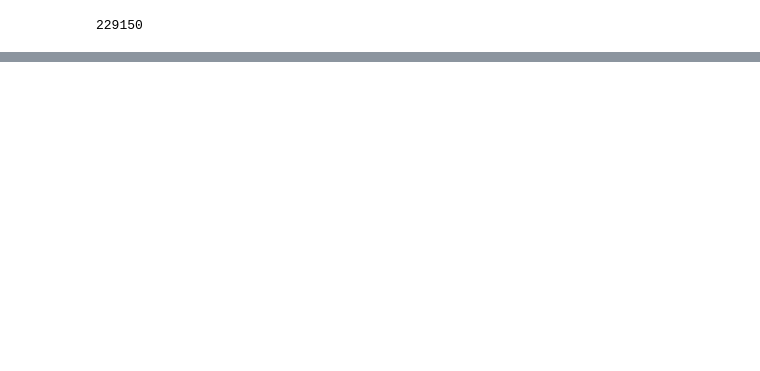
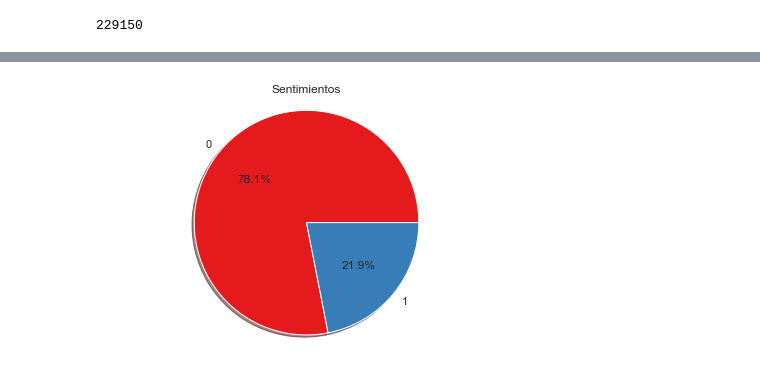
Before and after one commit to crisywini/sentiment-analysis-report, a Jupyter notebook: descriptive-analysis.ipynb, the cells around one changed output, grey strips where cells are left out. Cells and saved outputs as stored; diff of their text form; code cells hidden in the pictures; blank space fills up the shorter version.

```diff
--- a/descriptive-analysis.ipynb
+++ b/descriptive-analysis.ipynb
@@ -136,3 +208,24 @@ def show_word_cloud(interestingWords):
+# %%
+def show_pie_chart(data, column, title):
+    '''
+    This method allows to create a pie chart with a particular design
+    Made by: Cristian G. Sánchez Pineda, based on: https://medium.com/@kvnamipara/a-better-visualisation-of-pie-charts-by-matplotlib-935b7667d77f
+    '''
+    sns.set_palette("Set1")
+    labels = data[column].astype('category').cat.categories.tolist()
+    counts = data[column].value_counts()
+    sizes = [counts[value] for value in labels]
+    _, ax1 = plt.subplots()
+    ax1.pie(sizes, labels=labels, autopct='%1.1f%%', shadow=True)  # autopct is show the % on plot
+    fig = plt.gcf()
+    ax1.axis('equal')
+    plt.title(title)
+    plt.tight_layout()
+    plt.show()
+# %%
+show_pie_chart(depressive_dataset, 'vader_sentiment_label', 'Sentimientos')
+# %% [output]
+[figure, added]
 # %%
 show_word_cloud(''.join(depressive_clean_tweets))
 # %% [output]
```
Also changed, not shown: parts of 18 cells of this notebook, 1 other file.
